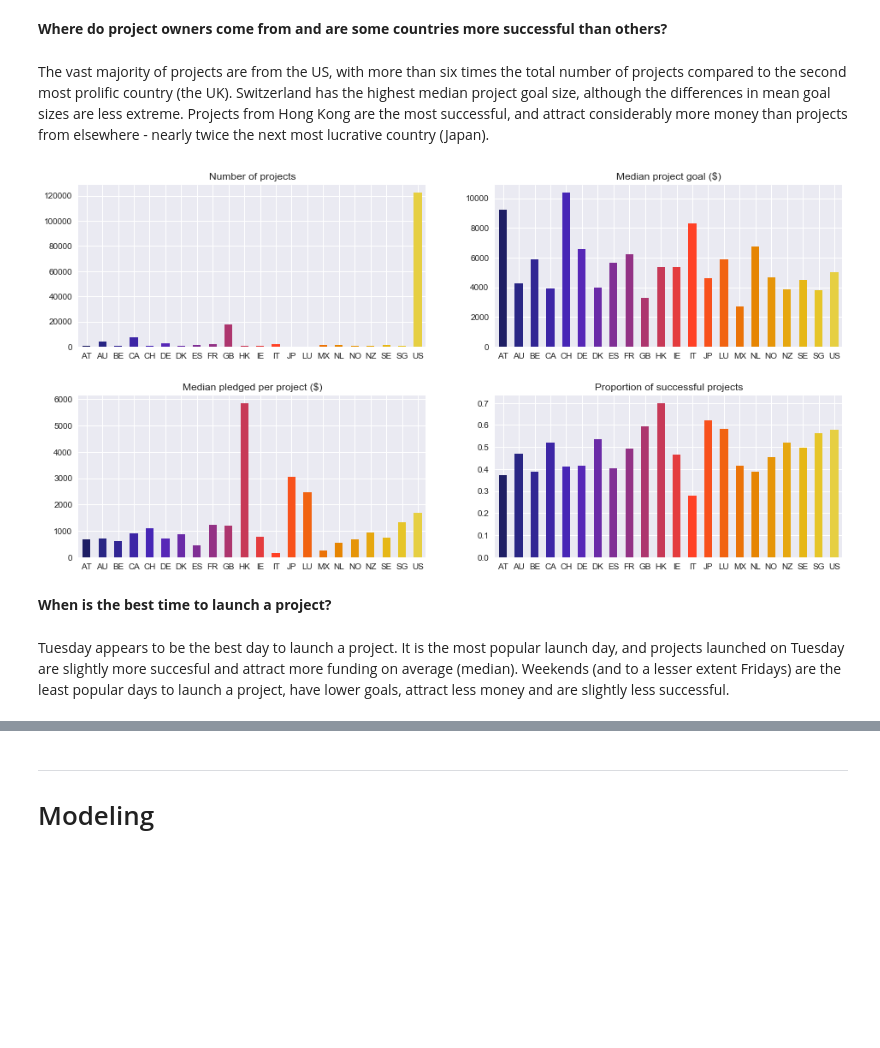
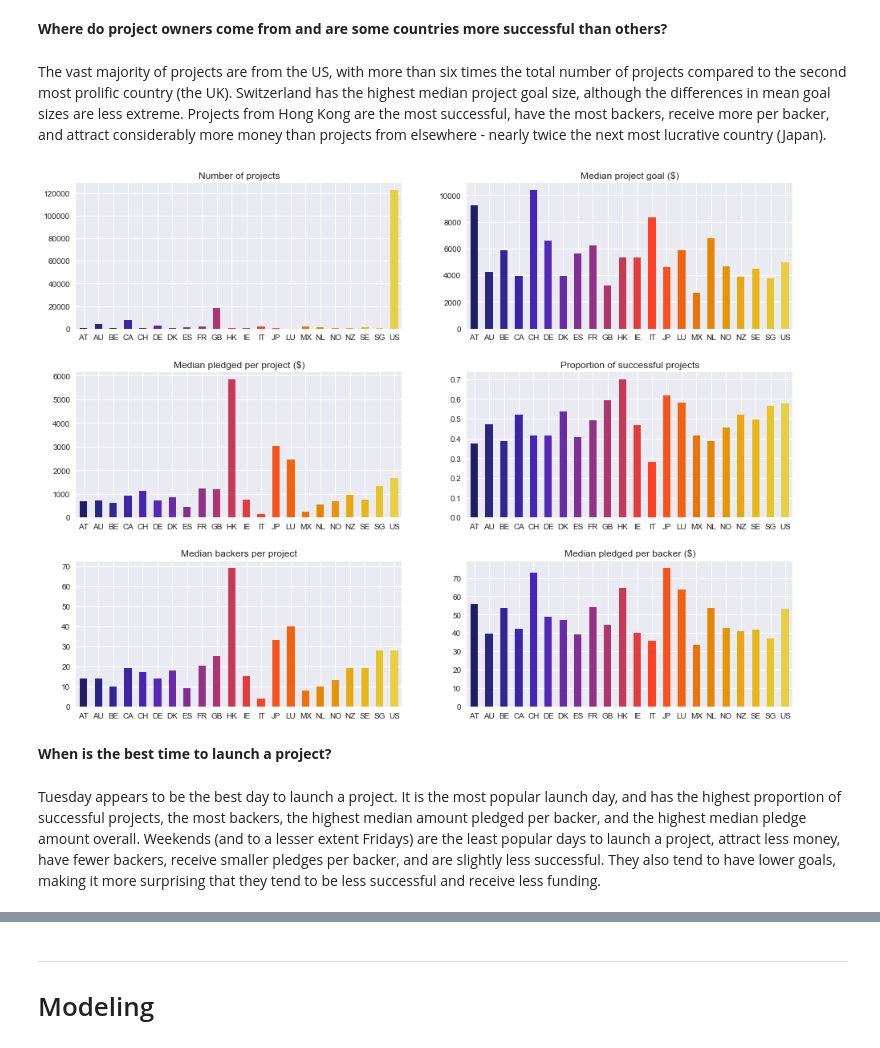
Before and after one commit to L-Lewis/Kickstarter-success-machine-learning, a Jupyter notebook: student.ipynb, the cells around one changed output, grey strips where cells are left out. Cells and saved outputs as stored; diff of their text form; code cells hidden in the pictures; blank space fills up the shorter version.

```diff
--- a/student.ipynb
+++ b/student.ipynb
@@ -342,6 +360,9 @@ def two_hour_deadline(row):
 df['deadline_time'] = df.apply(two_hour_deadline, axis=1) # Calculates bins from launch_time
 
 df.drop('deadline_hour', axis=1, inplace=True)
+# %%
+# Mean pledge per backer
+df['pledge_per_backer'] = round(df['usd_pledged']/df['backers_count'],2)
 # %% [markdown]
 **Checking for null values**
 # %%
@@ -894,7 +924,7 @@ There are 15 project categories, of which music is the most common, followed by
 cat_df = pd.get_dummies(df.set_index('category').state).groupby('category').sum()
 
 # Plotting
-fig, ((ax1, ax2), (ax3, ax4)) = plt.subplots(2, 2, figsize=(12,8))
+fig, ((ax1, ax2), (ax3, ax4), (ax5, ax6)) = plt.subplots(3, 2, figsize=(12,12))
 
 color = cm.CMRmap(np.linspace(0.1,0.8,df.category.nunique())) # Setting a colormap
 
@@ -914,6 +944,14 @@ cat_df.div(cat_df.sum(axis=1), axis=0).successful.plot(kind='bar', ax=ax4, color
 ax4.set_title('Proportion of successful projects')
 ax4.set_xlabel('')
 
-fig.subplots_adjust(hspace=0.5)
+df.groupby('category').backers_count.median().plot(kind='bar', ax=ax5, color=color)
+ax5.set_title('Median backers per project')
+ax5.set_xlabel('')
+
+df.groupby('category').pledge_per_backer.median().plot(kind='bar', ax=ax6, color=color)
+ax6.set_title('Median pledged per backer ($)')
+ax6.set_xlabel('')
+
+fig.subplots_adjust(hspace=0.6)
 plt.show()
 # %% [output]
@@ -921,40 +959,48 @@ plt.show()
 # %% [markdown]
 **Where do project owners come from and are some countries more successful than others?**
 # %% [markdown]
-The vast majority of projects are from the US, with more than six times the total number of projects compared to the second most prolific country (the UK). Switzerland has the highest median project goal size, although the differences in mean goal sizes are less extreme. Projects from Hong Kong are the most successful, and attract considerably more money than projects from elsewhere - nearly twice the next most lucrative country (Japan).
+The vast majority of projects are from the US, with more than six times the total number of projects compared to the second most prolific country (the UK). Switzerland has the highest median project goal size, although the differences in mean goal sizes are less extreme. Projects from Hong Kong are the most successful, have the most backers, receive more per backer, and attract considerably more money than projects from elsewhere - nearly twice the next most lucrative country (Japan).
 # %%
 # Creating a dataframe grouped by country with columns for failed and successful
 country_df = pd.get_dummies(df.set_index('country').state).groupby('country').sum()
 
 # Plotting
-fig, ((ax1, ax2), (ax3, ax4)) = plt.subplots(2, 2, figsize=(16,8))
+fig, ((ax1, ax2), (ax3, ax4), (ax5, ax6)) = plt.subplots(3, 2, figsize=(16,12))
 
 color = cm.CMRmap(np.linspace(0.1,0.8,df.country.nunique()))
 
 df.groupby('country').country.count().plot(kind='bar', ax=ax1, color=color, rot=0)
 ax1.set_title('Number of projects')
 ax1.set_xlabel('')
 
 df.groupby('country').usd_goal.median().plot(kind='bar', ax=ax2, color=color, rot=0)
 ax2.set_title('Median project goal ($)')
 ax2.set_xlabel('')
 
 df.groupby('country').usd_pledged.median().plot(kind='bar', ax=ax3, color=color, rot=0)
 ax3.set_title('Median pledged per project ($)')
 ax3.set_xlabel('')
 
 country_df.div(country_df.sum(axis=1), axis=0).successful.plot(kind='bar', ax=ax4, color=color, rot=0) # Normalizes counts across rows
 ax4.set_title('Proportion of successful projects')
 ax4.set_xlabel('')
 
+df.groupby('country').backers_count.median().plot(kind='bar', ax=ax5, color=color, rot=0)
+ax5.set_title('Median backers per project')
+ax5.set_xlabel('')
+
+df.groupby('country').pledge_per_backer.median().plot(kind='bar', ax=ax6, color=color, rot=0)
+ax6.set_title('Median pledged per backer ($)')
+ax6.set_xlabel('')
+
 fig.subplots_adjust(hspace=0.3)
 plt.show()
 # %% [output]
-[figure, old version]
+[figure, new version]
 # %% [markdown]
 **When is the best time to launch a project?**
 # %% [markdown]
-Tuesday appears to be the best day to launch a project. It is the most popular launch day, and projects launched on Tuesday are slightly more succesful and attract more funding on average (median). Weekends (and to a lesser extent Fridays) are the least popular days to launch a project, have lower goals, attract less money and are slightly less successful.
+Tuesday appears to be the best day to launch a project. It is the most popular launch day, and has the highest proportion of successful projects, the most backers, the highest median amount pledged per backer, and the highest median pledge amount overall. Weekends (and to a lesser extent Fridays) are the least popular days to launch a project, attract less money, have fewer backers, receive smaller pledges per backer, and are slightly less successful. They also tend to have lower goals, making it more surprising that they tend to be less successful and receive less funding.
 # %%
 # Creating a dataframe grouped by the day on which they were launched, with columns for failed and successful
 day_df = pd.get_dummies(df.set_index('launch_day').state).groupby('launch_day').sum()
```
Also changed, not shown: parts of 64 cells of this notebook.
